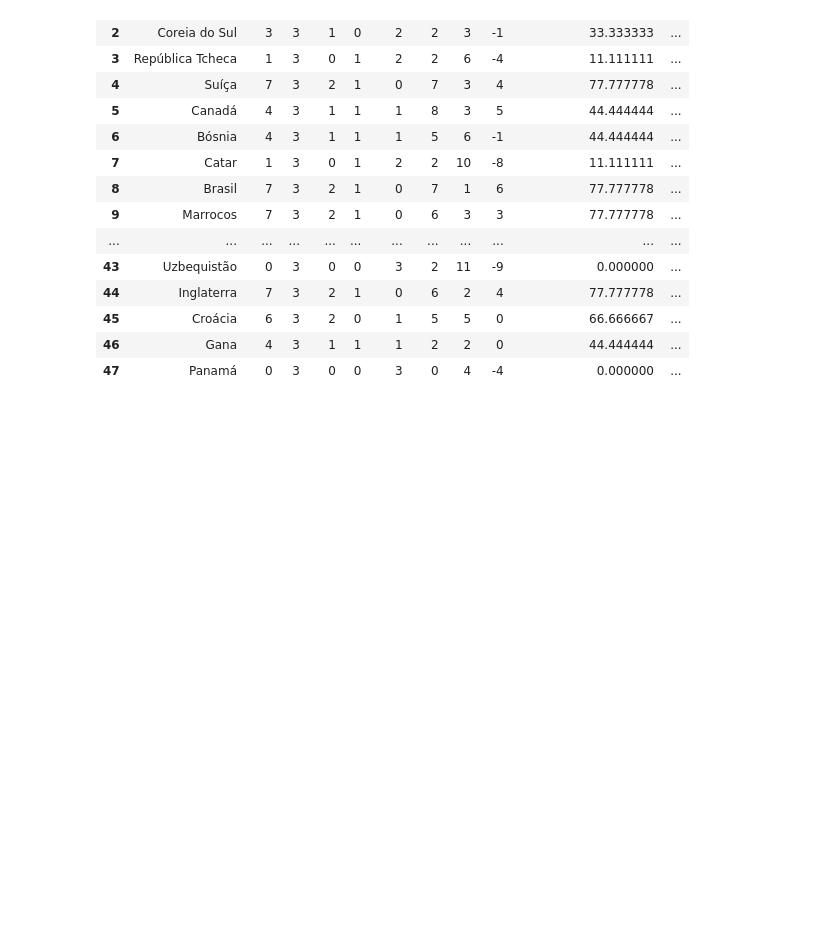
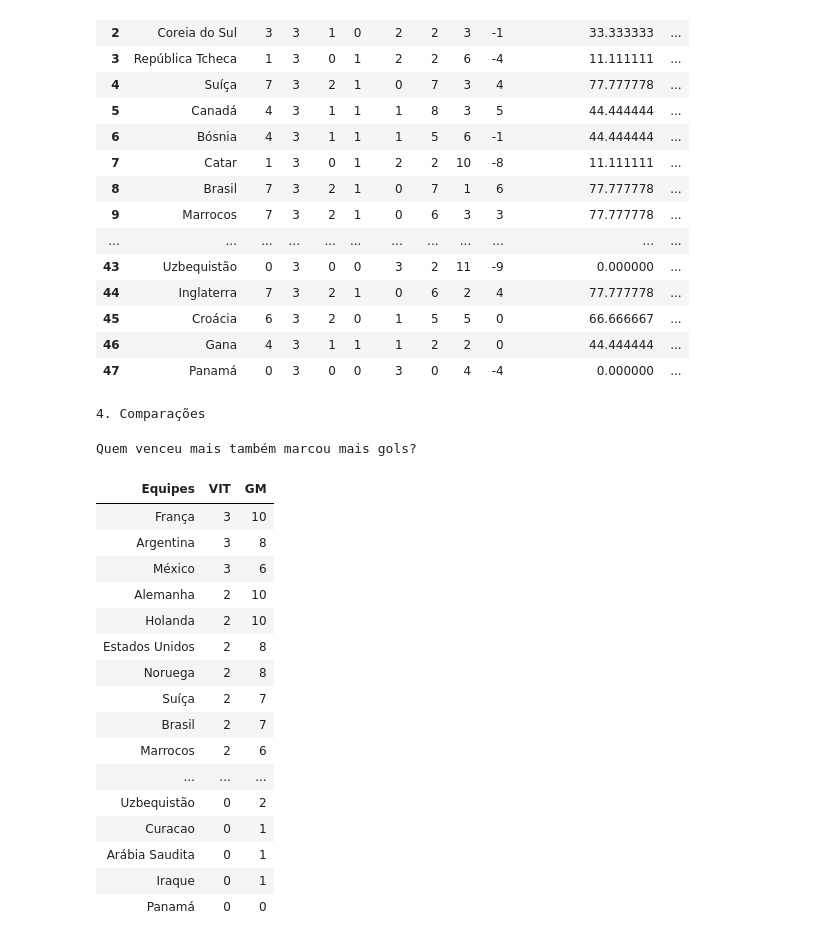
Before and after one commit to Liv02Liv/Projetos, a Jupyter notebook: Copa do Mundo da FIFA 2026™/Fase-De-Grupo.ipynb, the cells around one changed output. Saved outputs shown, nothing was run; the diff lists cells and outputs as text; code cells hidden in the pictures; blank space fills up the shorter version.

```diff
--- a/Copa do Mundo da FIFA 2026™/Fase-De-Grupo.ipynb
+++ b/Copa do Mundo da FIFA 2026™/Fase-De-Grupo.ipynb
@@ -198,3 +198,29 @@ df
 | 45 | Croácia | 6 | 3 | 2 | 0 | 1 | 5 | 5 | 0 | 66.666667 | ... |
 | 46 | Gana | 4 | 3 | 1 | 1 | 1 | 2 | 2 | 0 | 44.444444 | ... |
 | 47 | Panamá | 0 | 3 | 0 | 0 | 3 | 0 | 4 | -4 | 0.000000 | ... |
+# %%
+print("4. Comparações")
+# %% [output]
+4. Comparações
+# %%
+print("Quem venceu mais também marcou mais gols?")
+df.sort_values(["VIT", "GM"], ascending=False)[["Equipes", "VIT", "GM"]].style.hide(axis="index")
+# %% [output]
+Quem venceu mais também marcou mais gols?
+| Equipes | VIT | GM |
+| França | 3 | 10 |
+| Argentina | 3 | 8 |
+| México | 3 | 6 |
+| Alemanha | 2 | 10 |
+| Holanda | 2 | 10 |
+| Estados Unidos | 2 | 8 |
+| Noruega | 2 | 8 |
+| Suíça | 2 | 7 |
+| Brasil | 2 | 7 |
+| Marrocos | 2 | 6 |
+| ... | ... | ... |
+| Uzbequistão | 0 | 2 |
+| Curacao | 0 | 1 |
+| Arábia Saudita | 0 | 1 |
+| Iraque | 0 | 1 |
+| Panamá | 0 | 0 |
```
Also changed, not shown: parts of 19 cells of this notebook, 1 other file.
